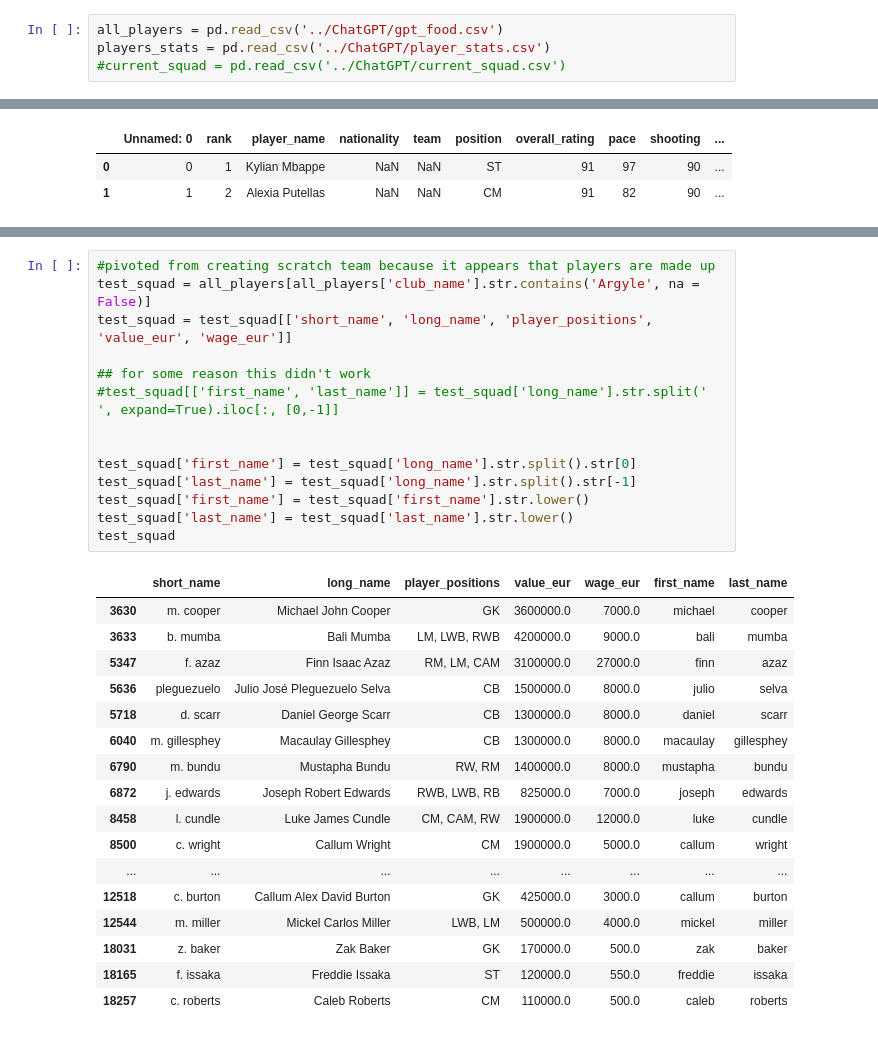
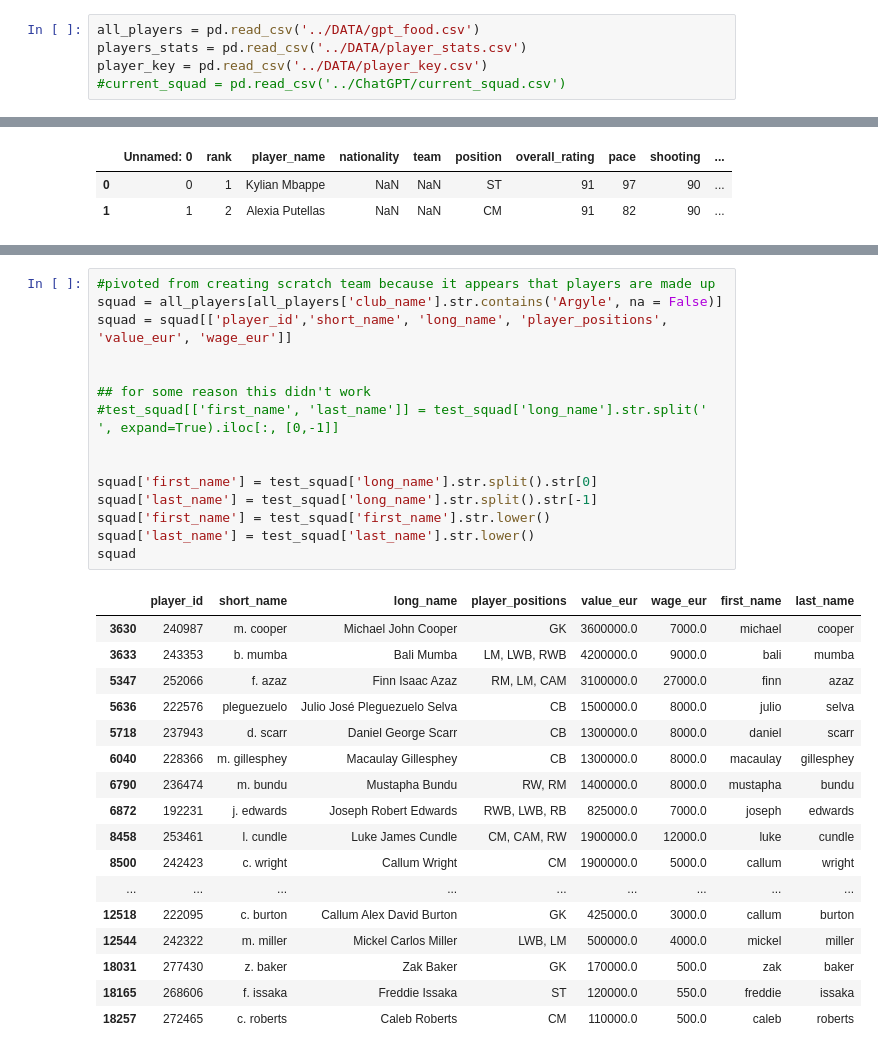
Before and after one commit to jamorgan8/COACH_GPT4_EA_FC, a Jupyter notebook: Notebooks/Main.ipynb, the cells around one changed output, grey strips where cells are left out. Cells and saved outputs as stored; diff of their text form.

```diff
--- a/Notebooks/Main.ipynb
+++ b/Notebooks/Main.ipynb
@@ -11,8 +11,9 @@ import re
 
 %matplotlib inline
 # %%
-all_players = pd.read_csv('../ChatGPT/gpt_food.csv')
-players_stats = pd.read_csv('../ChatGPT/player_stats.csv')
+all_players = pd.read_csv('../DATA/gpt_food.csv')
+players_stats = pd.read_csv('../DATA/player_stats.csv')
+player_key = pd.read_csv('../DATA/player_key.csv')
 #current_squad = pd.read_csv('../ChatGPT/current_squad.csv')
 # %%
 all_players.head(2)
@@ -55,32 +76,33 @@ players_stats
 # %%
 #pivoted from creating scratch team because it appears that players are made up
-test_squad = all_players[all_players['club_name'].str.contains('Argyle', na = False)]
-test_squad = test_squad[['short_name', 'long_name', 'player_positions', 'value_eur', 'wage_eur']]
+squad = all_players[all_players['club_name'].str.contains('Argyle', na = False)]
+squad = squad[['player_id','short_name', 'long_name', 'player_positions', 'value_eur', 'wage_eur']]
+
 
 ## for some reason this didn't work
 #test_squad[['first_name', 'last_name']] = test_squad['long_name'].str.split(' ', expand=True).iloc[:, [0,-1]]
 
 
-test_squad['first_name'] = test_squad['long_name'].str.split().str[0]
-test_squad['last_name'] = test_squad['long_name'].str.split().str[-1]
-test_squad['first_name'] = test_squad['first_name'].str.lower()
-test_squad['last_name'] = test_squad['last_name'].str.lower()
-test_squad
+squad['first_name'] = test_squad['long_name'].str.split().str[0]
+squad['last_name'] = test_squad['long_name'].str.split().str[-1]
+squad['first_name'] = test_squad['first_name'].str.lower()
+squad['last_name'] = test_squad['last_name'].str.lower()
+squad
 # %% [output]
-|  | short_name | long_name | player_positions | value_eur | wage_eur | first_name | last_name |
-| 3630 | m. cooper | Michael John Cooper | GK | 3600000.0 | 7000.0 | michael | cooper |
-| 3633 | b. mumba | Bali Mumba | LM, LWB, RWB | 4200000.0 | 9000.0 | bali | mumba |
-| 5347 | f. azaz | Finn Isaac Azaz | RM, LM, CAM | 3100000.0 | 27000.0 | finn | azaz |
-| 5636 | pleguezuelo | Julio José Pleguezuelo Selva | CB | 1500000.0 | 8000.0 | julio | selva |
-| 5718 | d. scarr | Daniel George Scarr | CB | 1300000.0 | 8000.0 | daniel | scarr |
-| 6040 | m. gillesphey | Macaulay Gillesphey | CB | 1300000.0 | 8000.0 | macaulay | gillesphey |
-| 6790 | m. bundu | Mustapha Bundu | RW, RM | 1400000.0 | 8000.0 | mustapha | bundu |
-| 6872 | j. edwards | Joseph Robert Edwards | RWB, LWB, RB | 825000.0 | 7000.0 | joseph | edwards |
-| 8458 | l. cundle | Luke James Cundle | CM, CAM, RW | 1900000.0 | 12000.0 | luke | cundle |
-| 8500 | c. wright | Callum Wright | CM | 1900000.0 | 5000.0 | callum | wright |
-| ... | ... | ... | ... | ... | ... | ... | ... |
-| 12518 | c. burton | Callum Alex David Burton | GK | 425000.0 | 3000.0 | callum | burton |
-| 12544 | m. miller | Mickel Carlos Miller | LWB, LM | 500000.0 | 4000.0 | mickel | miller |
-| 18031 | z. baker | Zak Baker | GK | 170000.0 | 500.0 | zak | baker |
-| 18165 | f. issaka | Freddie Issaka | ST | 120000.0 | 550.0 | freddie | issaka |
-| 18257 | c. roberts | Caleb Roberts | CM | 110000.0 | 500.0 | caleb | roberts |
+|  | player_id | short_name | long_name | player_positions | value_eur | wage_eur | first_name | last_name |
+| 3630 | 240987 | m. cooper | Michael John Cooper | GK | 3600000.0 | 7000.0 | michael | cooper |
+| 3633 | 243353 | b. mumba | Bali Mumba | LM, LWB, RWB | 4200000.0 | 9000.0 | bali | mumba |
+| 5347 | 252066 | f. azaz | Finn Isaac Azaz | RM, LM, CAM | 3100000.0 | 27000.0 | finn | azaz |
+| 5636 | 222576 | pleguezuelo | Julio José Pleguezuelo Selva | CB | 1500000.0 | 8000.0 | julio | selva |
+| 5718 | 237943 | d. scarr | Daniel George Scarr | CB | 1300000.0 | 8000.0 | daniel | scarr |
+| 6040 | 228366 | m. gillesphey | Macaulay Gillesphey | CB | 1300000.0 | 8000.0 | macaulay | gillesphey |
+| 6790 | 236474 | m. bundu | Mustapha Bundu | RW, RM | 1400000.0 | 8000.0 | mustapha | bundu |
+| 6872 | 192231 | j. edwards | Joseph Robert Edwards | RWB, LWB, RB | 825000.0 | 7000.0 | joseph | edwards |
+| 8458 | 253461 | l. cundle | Luke James Cundle | CM, CAM, RW | 1900000.0 | 12000.0 | luke | cundle |
+| 8500 | 242423 | c. wright | Callum Wright | CM | 1900000.0 | 5000.0 | callum | wright |
+| ... | ... | ... | ... | ... | ... | ... | ... | ... |
+| 12518 | 222095 | c. burton | Callum Alex David Burton | GK | 425000.0 | 3000.0 | callum | burton |
+| 12544 | 242322 | m. miller | Mickel Carlos Miller | LWB, LM | 500000.0 | 4000.0 | mickel | miller |
+| 18031 | 277430 | z. baker | Zak Baker | GK | 170000.0 | 500.0 | zak | baker |
+| 18165 | 268606 | f. issaka | Freddie Issaka | ST | 120000.0 | 550.0 | freddie | issaka |
+| 18257 | 272465 | c. roberts | Caleb Roberts | CM | 110000.0 | 500.0 | caleb | roberts |
```
Also changed, not shown: parts of 6 cells of this notebook, 4 other files.
